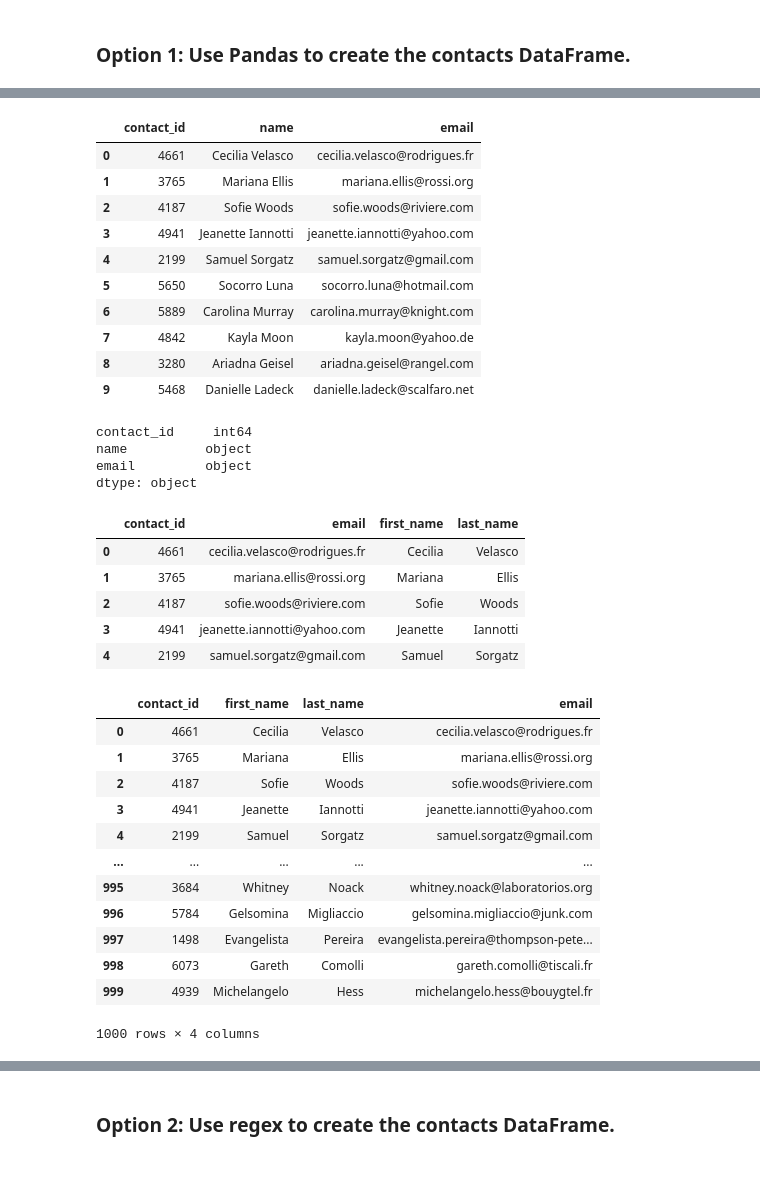
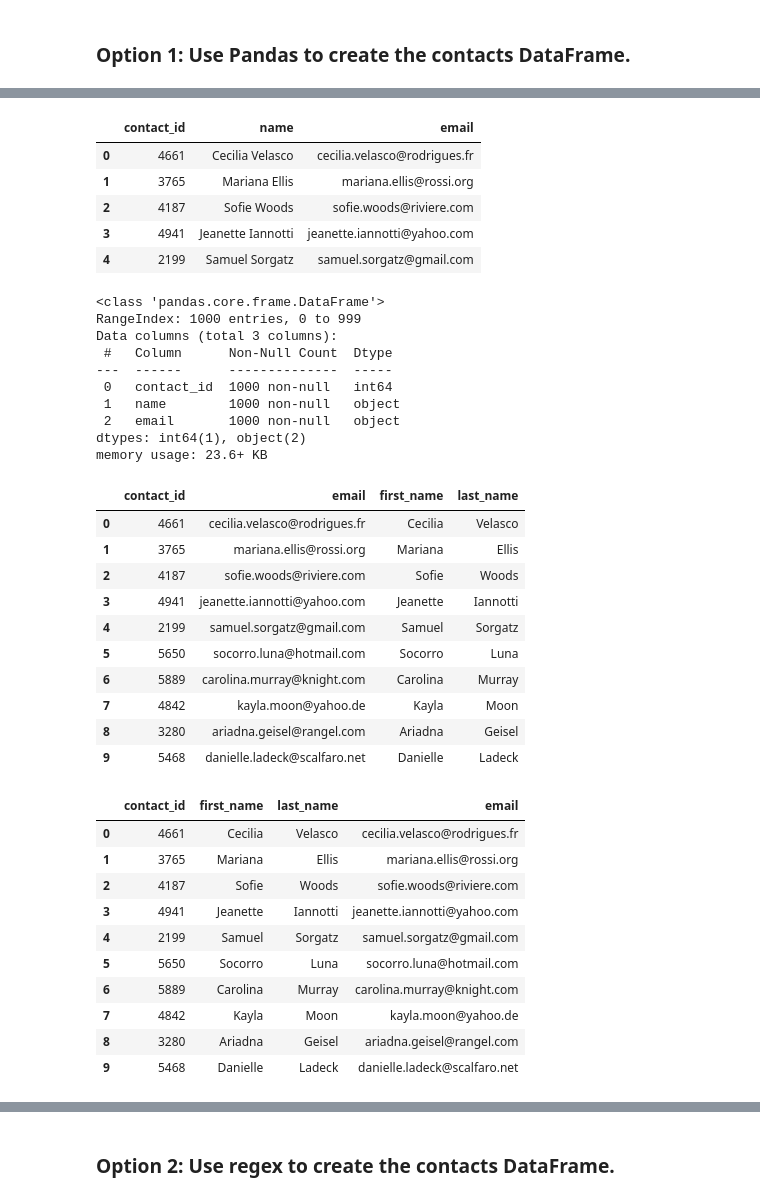
Before and after one commit to June-buggy/Crowdfunding_ETL, a Jupyter notebook: ETL_Mini_Project_Starter_Code_Mata_Manfredi_Higgins.ipynb, the cells around one changed output, grey strips where cells are left out. Saved outputs shown, nothing was run; the diff lists cells and outputs as text; code cells hidden in the pictures; blank space fills up the shorter version.

```diff
--- a/ETL_Mini_Project_Starter_Code_Mata_Manfredi_Higgins.ipynb
+++ b/ETL_Mini_Project_Starter_Code_Mata_Manfredi_Higgins.ipynb
@@ -403,29 +335,30 @@ dict_values
 # %%
 # Create a contact_info DataFrame and add each list of values, i.e., each row
 # to the 'contact_id', 'name', 'email' columns.
 column_names = ['contact_id', 'name', 'email']
 new_contact_info_df = pd.DataFrame(dict_values, columns=column_names)
-new_contact_info_df.head(10)
+new_contact_info_df.head()
 # %% [output]
 |  | contact_id | name | email |
 | 0 | 4661 | Cecilia Velasco | cecilia.velasco@rodrigues.fr |
 | 1 | 3765 | Mariana Ellis | mariana.ellis@rossi.org |
 | 2 | 4187 | Sofie Woods | sofie.woods@riviere.com |
 | 3 | 4941 | Jeanette Iannotti | jeanette.iannotti@yahoo.com |
 | 4 | 2199 | Samuel Sorgatz | samuel.sorgatz@gmail.com |
-| 5 | 5650 | Socorro Luna | socorro.luna@hotmail.com |
-| 6 | 5889 | Carolina Murray | carolina.murray@knight.com |
-| 7 | 4842 | Kayla Moon | kayla.moon@yahoo.de |
-| 8 | 3280 | Ariadna Geisel | ariadna.geisel@rangel.com |
-| 9 | 5468 | Danielle Ladeck | danielle.ladeck@scalfaro.net |
 # %%
 # Check the datatypes.
-new_contact_info_df.dtypes
+new_contact_info_df.info()
 # %% [output]
-contact_id     int64
-name          object
-email         object
-dtype: object
+<class 'pandas.core.frame.DataFrame'>
+RangeIndex: 1000 entries, 0 to 999
+Data columns (total 3 columns):
+ #   Column      Non-Null Count  Dtype
+---  ------      --------------  -----
+ 0   contact_id  1000 non-null   int64
+ 1   name        1000 non-null   object
+ 2   email       1000 non-null   object
+dtypes: int64(1), object(2)
+memory usage: 23.6+ KB
 # %%
 # Create a "first"name" and "last_name" column with the first and last names from the "name" column.
 
@@ -433,7 +366,7 @@ new_contact_info_df[['first_name', 'last_name']] = new_contact_info_df['name'].s
 
 # Drop the contact_name column
 contact_df = new_contact_info_df.drop(['name'], axis=1)
-contact_df.head()
+contact_df.head(10)
 # %% [output]
 |  | contact_id | email | first_name | last_name |
 | 0 | 4661 | cecilia.velasco@rodrigues.fr | Cecilia | Velasco |
@@ -441,10 +374,15 @@ contact_df.head()
 | 2 | 4187 | sofie.woods@riviere.com | Sofie | Woods |
 | 3 | 4941 | jeanette.iannotti@yahoo.com | Jeanette | Iannotti |
 | 4 | 2199 | samuel.sorgatz@gmail.com | Samuel | Sorgatz |
+| 5 | 5650 | socorro.luna@hotmail.com | Socorro | Luna |
+| 6 | 5889 | carolina.murray@knight.com | Carolina | Murray |
+| 7 | 4842 | kayla.moon@yahoo.de | Kayla | Moon |
+| 8 | 3280 | ariadna.geisel@rangel.com | Ariadna | Geisel |
+| 9 | 5468 | danielle.ladeck@scalfaro.net | Danielle | Ladeck |
 # %%
 # Reorder the columns
 contacts_df_clean = contact_df[['contact_id', 'first_name', 'last_name', 'email']]
-contacts_df_clean
+contacts_df_clean.head(10)
 # %% [output]
 |  | contact_id | first_name | last_name | email |
 | 0 | 4661 | Cecilia | Velasco | cecilia.velasco@rodrigues.fr |
@@ -452,12 +390,10 @@ contacts_df_clean
 | 2 | 4187 | Sofie | Woods | sofie.woods@riviere.com |
 | 3 | 4941 | Jeanette | Iannotti | jeanette.iannotti@yahoo.com |
 | 4 | 2199 | Samuel | Sorgatz | samuel.sorgatz@gmail.com |
-| ... | ... | ... | ... | ... |
-| 995 | 3684 | Whitney | Noack | whitney.noack@laboratorios.org |
-| 996 | 5784 | Gelsomina | Migliaccio | gelsomina.migliaccio@junk.com |
-| 997 | 1498 | Evangelista | Pereira | evangelista.pereira@thompson-pete... |
-| 998 | 6073 | Gareth | Comolli | gareth.comolli@tiscali.fr |
-| 999 | 4939 | Michelangelo | Hess | michelangelo.hess@bouygtel.fr |
+| 5 | 5650 | Socorro | Luna | socorro.luna@hotmail.com |
+| 6 | 5889 | Carolina | Murray | carolina.murray@knight.com |
+| 7 | 4842 | Kayla | Moon | kayla.moon@yahoo.de |
+| 8 | 3280 | Ariadna | Geisel | ariadna.geisel@rangel.com |
+| 9 | 5468 | Danielle | Ladeck | danielle.ladeck@scalfaro.net |
-1000 rows × 4 columns
 # %%
 # Check the datatypes one more time before exporting as CSV file.
```
Also changed, not shown: parts of 8 cells of this notebook, 1 other file.
